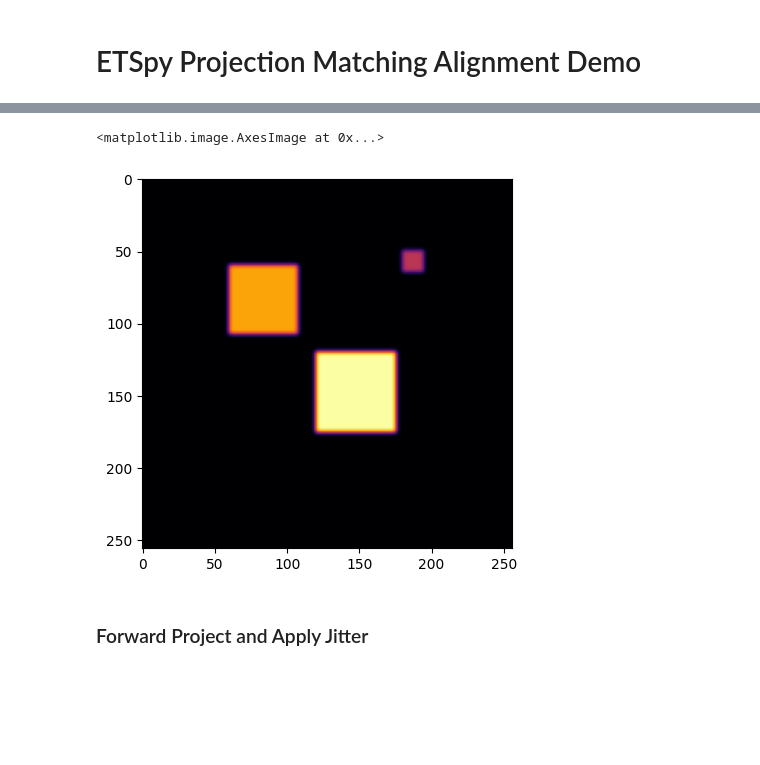
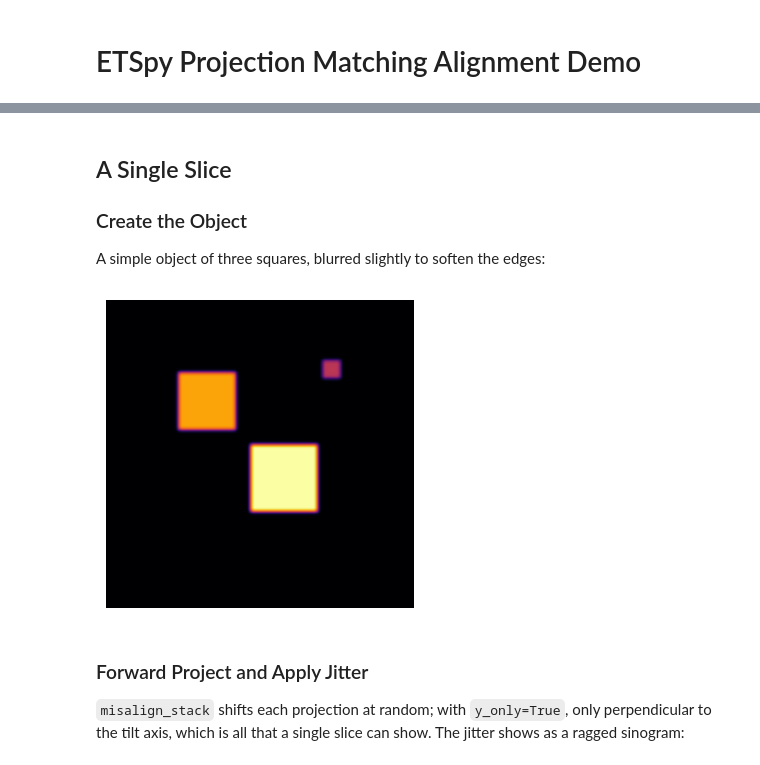
Before and after one commit to usnistgov/etspy, a Jupyter notebook: docs/examples/projection_matching_demo.ipynb, the cells around one changed output, grey strips where cells are left out. Cells and saved outputs as stored; diff of their text form; code cells hidden in the pictures; blank space fills up the shorter version.

```diff
--- a/docs/examples/projection_matching_demo.ipynb
+++ b/docs/examples/projection_matching_demo.ipynb
@@ -47,17 +36,26 @@ logging.basicConfig(level="INFO")
+# %% [markdown]
+## A Single Slice
+
+### Create the Object
+
+A simple object of three squares, blurred slightly to soften the edges:
 # %%
 obj = np.zeros([256, 256])
 obj[120:176, 120:176] = 10
 obj[60:108, 60:108] = 8
 obj[50:65, 180:195] = 5
 obj = ndimage.gaussian_filter(obj, sigma=1.5)
 
-plt.figure()
-plt.imshow(obj)
+fig, ax = plt.subplots(figsize=(4, 4))
+ax.imshow(obj, cmap="inferno")
+ax.axis("off");
 # %% [output]
-<matplotlib.image.AxesImage at 0x...>
-[figure, old version]
+[figure, new version]
-# %% [markdown]
-### Forward Project and Apply Jitter
+# %% [markdown]
+### Forward Project and Apply Jitter
+
+`misalign_stack` shifts each projection at random; with `y_only=True`, only perpendicular to the
+tilt axis, which is all that a single slice can show. The jitter shows as a ragged sinogram:
 # %%
 tilt_angles = np.linspace(-90, 90, 91)
 sino = sim.create_model_tilt_series(obj[np.newaxis, :, :], angles=tilt_angles)
```
Also changed, not shown: parts of 24 cells of this notebook, 8 other files.
